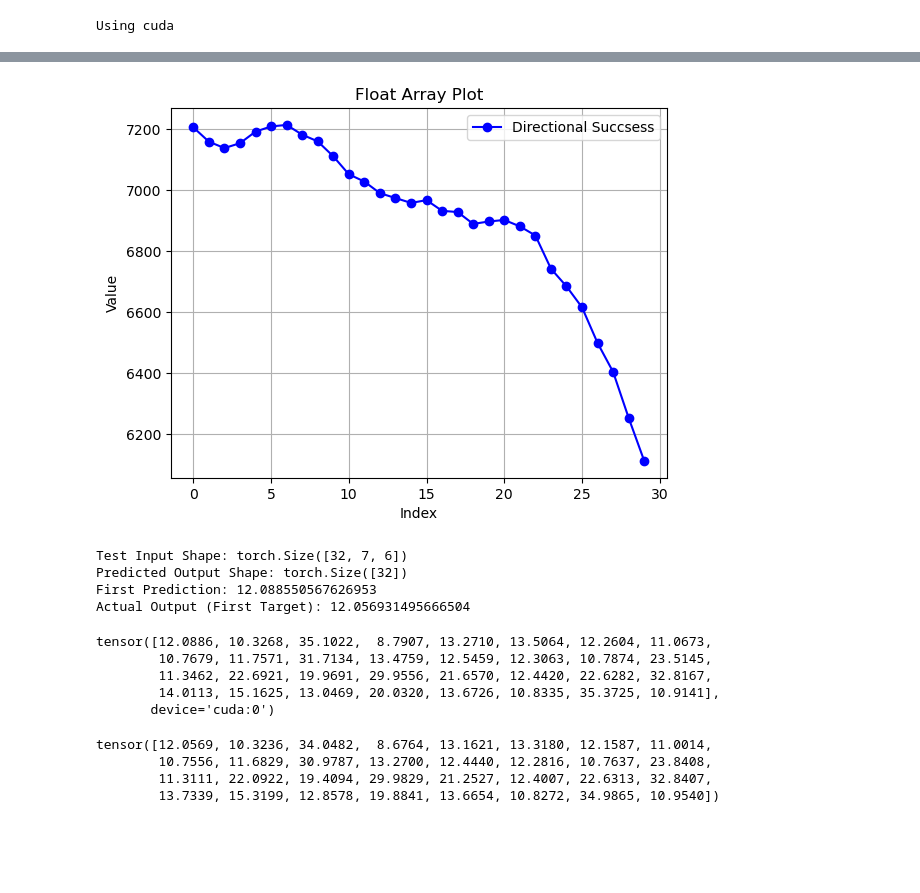
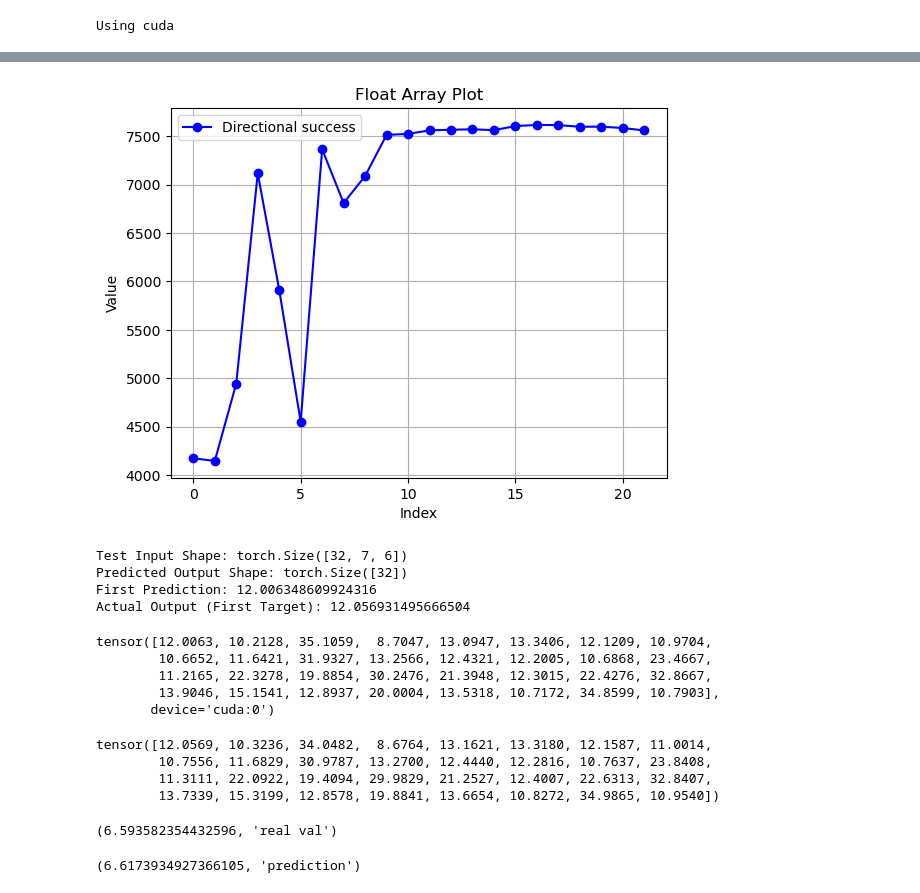
Before and after one commit to cheeseburgerhere/FinanceTrader, a Jupyter notebook: Model/LSTMwithPytorch.ipynb, the cells around one changed output, grey strips where cells are left out. Saved outputs shown, nothing was run; the diff lists cells and outputs as text; code cells hidden in the pictures; blank space fills up the shorter version.

Commit message:
Implemented attention blocks

```diff
--- a/Model/LSTMwithPytorch.ipynb
+++ b/Model/LSTMwithPytorch.ipynb
@@ -20,7 +20,7 @@ num_layers = 10        # Number of LSTM layers
 
 alpha=1 #weight of directional loss
 learning_rate = 0.0001
-epochs = 50
+epochs = 40
 batch_size = 32
 
 #TODO: USD/TRY exchange rate input
@@ -220,18 +225,18 @@ def train_one_epoch(model,optimizer,criterion,train_loader):
     for sequences, targets, name in train_loader:
         sequences, targets = sequences.to(device), targets.to(device)
         optimizer.zero_grad()
-        outputs = model(sequences)
+        outputs, att = model(sequences)
         mse=criterion(outputs.squeeze(), targets)
         dir_loss = directional_loss(outputs, targets, sequences)
 
-        loss = mse + alpha * dir_loss
+        # loss = mse + alpha * dir_loss
+        loss = mse
+
         loss.backward()
         optimizer.step()
 
         epoch_loss += loss.item()
     return epoch_loss
-    # print(f"Epoch {epoch+1}/{epochs}, Loss: {epoch_loss / len(train_loader):.4f}")
-
 
 
 def validate(model,criterion,val_loader):
@@ -243,16 +248,20 @@ def validate(model,criterion,val_loader):
     with torch.no_grad():
         for sequences, targets, name in val_loader:
             sequences, targets = sequences.to(device), targets.to(device)
-            outputs = model(sequences)
-            # loss = criterion(outputs.squeeze(), targets)
+            outputs, att = model(sequences)
+
+            #Start of the DA code
             dirMatrix=(outputs.squeeze() - sequences[:,-1,3])>=0
             truthDirMatrix=(targets - sequences[:,-1,3])>=0
+            DA+=(dirMatrix==truthDirMatrix).sum().item()
+            #end
 
-            DA+=(dirMatrix==truthDirMatrix).sum().item()
             mse=criterion(outputs.squeeze(), targets)
             dir_loss = directional_loss(outputs, targets, sequences)
 
-            loss = mse + alpha * dir_loss
+            # loss = mse + alpha * dir_loss
+            loss = mse
+
 
             val_loss += loss.item()
     return val_loss, DA
@@ -264,6 +269,8 @@ Profit and Loss (PnL) simulation for trading applications.
 # %%
 # Initialize model, loss function, and optimizer
-model = LSTMModel(input_size, hidden_size, num_layers, output_size)
+# model = LSTMModel(input_size, hidden_size, num_layers, output_size)
+model = LSTMDoubleAttentionModel(input_size, hidden_size, output_size, num_layers)
+
 criterion = nn.MSELoss()
 optimizer = torch.optim.Adam(model.parameters(), lr=learning_rate)
 # %%
@@ -327,21 +335,21 @@ plt.show()
 # %%
-startPoint=20
+startPoint=0
 da_array = DAvals[startPoint:]
 # Create an x-axis for the data points
 x = np.arange(len(da_array))
 
 # Plot the graph
-plt.plot(x, da_array, marker='o', linestyle='-', color='b', label='Directional Succsess')
+plt.plot(x, da_array, marker='o', linestyle='-', color='b', label='Directional success')
 # Add labels and title
 plt.xlabel('Index')
 plt.ylabel('Value')
 plt.title('Float Array Plot')
 plt.legend()
 
 plt.grid(True)
 plt.show()
 # %% [output]
-[figure, old version]
+[figure, new version]
 # %%
 # Extract one batch of data for testing
 model.to(device)
@@ -357,8 +365,8 @@ model.eval()
 
 # Predict using the model
 with torch.no_grad():  # Disable gradient calculations for inference
-    predicted = model(testInput).squeeze()  # Forward pass through the model
-
+    predicted, att = model(testInput) # Forward pass through the model
+    predicted=predicted.squeeze()
 # Check shapes and results
 print(f"Predicted Output Shape: {predicted.shape}")
 print(f"First Prediction: {predicted[0].item()}")
@@ -369,12 +377,12 @@ predicted
 # %% [output]
 Test Input Shape: torch.Size([32, 7, 6])
 Predicted Output Shape: torch.Size([32])
-First Prediction: 12.088550567626953
+First Prediction: 12.006348609924316
 Actual Output (First Target): 12.056931495666504
-tensor([12.0886, 10.3268, 35.1022,  8.7907, 13.2710, 13.5064, 12.2604, 11.0673,
-        10.7679, 11.7571, 31.7134, 13.4759, 12.5459, 12.3063, 10.7874, 23.5145,
-        11.3462, 22.6921, 19.9691, 29.9556, 21.6570, 12.4420, 22.6282, 32.8167,
-        14.0113, 15.1625, 13.0469, 20.0320, 13.6726, 10.8335, 35.3725, 10.9141],
+tensor([12.0063, 10.2128, 35.1059,  8.7047, 13.0947, 13.3406, 12.1209, 10.9704,
+        10.6652, 11.6421, 31.9327, 13.2566, 12.4321, 12.2005, 10.6868, 23.4667,
+        11.2165, 22.3278, 19.8854, 30.2476, 21.3948, 12.3015, 22.4276, 32.8667,
+        13.9046, 15.1541, 12.8937, 20.0004, 13.5318, 10.7172, 34.8599, 10.7903],
        device='cuda:0')
 # %%
 realOutput
@@ -385,0 +400,10 @@ tensor([12.0569, 10.3236, 34.0482,  8.6764, 13.1621, 13.3180, 12.1587, 11.0014,
+# %%
+reverseScaled=scaler.inverse_transform(real[index,:,:])
+zScalerDic[name[index]].inverse_transform(reverseScaled)[-1,3], "real val"
+# %% [output]
+(6.593582354432596, 'real val')
+# %%
+reverseScaledP=scaler.inverse_transform(prediction[index,:,:])
+zScalerDic[name[index]].inverse_transform(reverseScaledP)[-1,3], "prediction"
+# %% [output]
+(6.6173934927366105, 'prediction')
```
Also changed, not shown: parts of 9 cells of this notebook.
